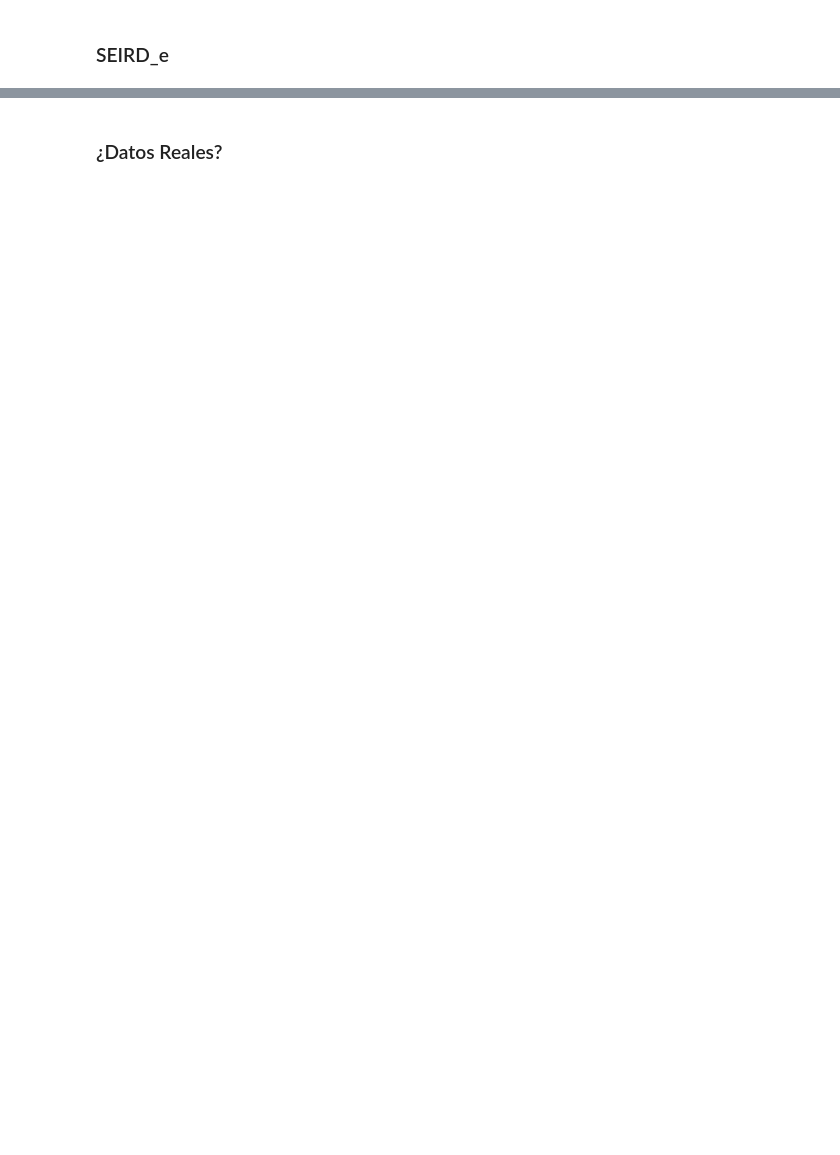
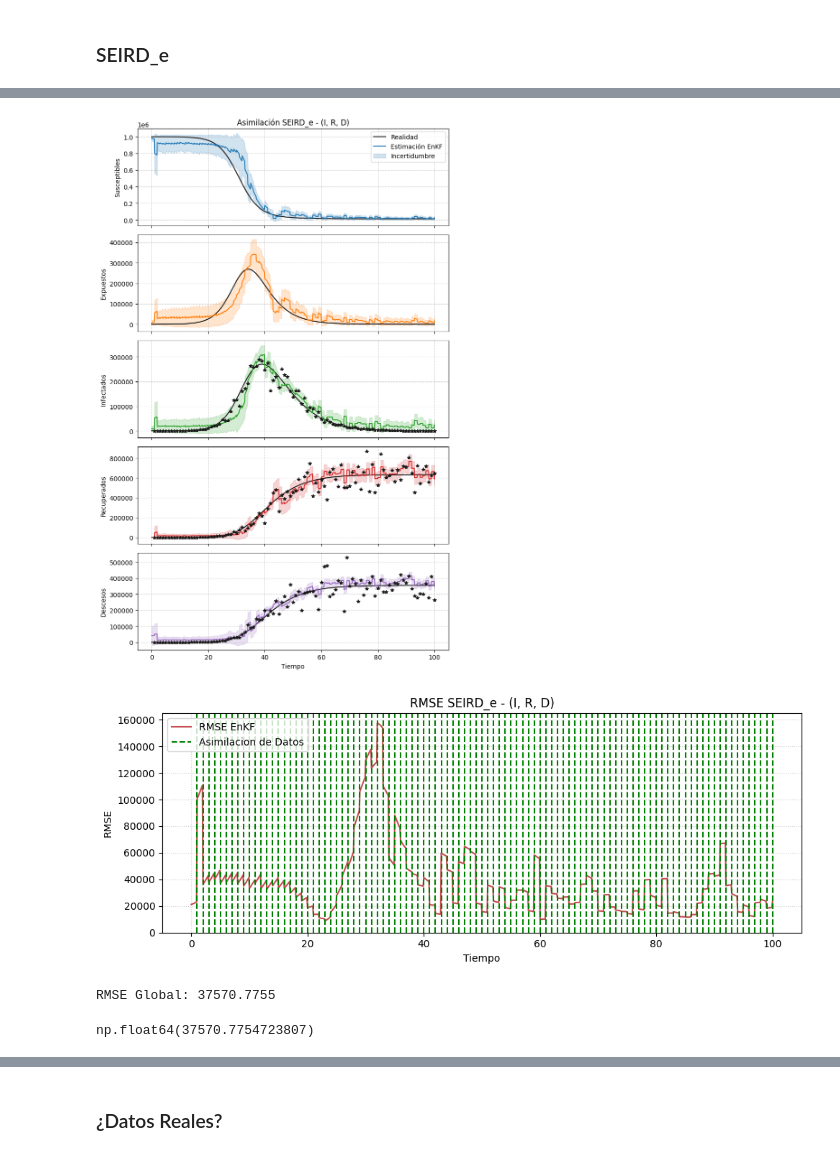
Before and after one commit to Raldulff/SIR-EnKF, a Jupyter notebook: SIR_EnKF.ipynb, the cells around one changed output, grey strips where cells are left out. Saved outputs shown, nothing was run; the diff lists cells and outputs as text; code cells hidden in the pictures; blank space fills up the shorter version.

```diff
--- a/SIR_EnKF.ipynb
+++ b/SIR_EnKF.ipynb
@@ -786,6 +1009,8 @@ N_total = S0 + E0 + R0 + D0
 #Normalizacion
 xa_seird_e_hao = np.array([S0, E0, I0, R0, D0])
 xa_seird_e_hao = xa_seird_e_hao / N_total
+obs_idx_seird_e_I= 2
+obs_idx_seird_e_IRD = [2,3,4]
 
 #paramtros del experimento
 dt_h = 0.1
@@ -793,33 +1018,38 @@ dko_h = 10
 nTime_h = 1000
 
 #matriz R
-R12_seird_e_hao = np.diag([0.02,0.02,0.01])
+R12_seird_e_hao = np.diag([0.05,0.12, 0.03 ])
 matrices_hao = (Pa12_seird_e, Q12_seird_e, R12_seird_e_hao)
 
 #generacion de la verdad
-syn_data_hao = syn_data_hao(xa_seird_e, matrices_hao, Dyn_SEIRD_e,
+synthesized_data_hao = syn_data_hao(xa_seird_e_hao, matrices_hao, Dyn_SEIRD_e,
                             obs_idx_seird_e_IRD, dt=dt_h, dko=dko_h,
                             nTime=nTime_h)
 # %%
 # corriendo el filtro
 
-enkf_seird_e_hao = EnKF(N_seird_e, xa_seird_e, matrices_hao, Dyn_SEIRD_e,
-                        obs_idx_seird_e_IRD, syn_data_hao, infl_idx_seird,
+enkf_seird_e_hao = EnKF(1000, xa_seird_e_hao, matrices_hao, Dyn_SEIRD_e,
+                        obs_idx_seird_e_IRD, synthesized_data_hao, infl_idx_seird,
                         dt=dt_h, dko=dko_h, nTime=nTime_h)
 # %%
 #desnormalizando
-trhuts=   syn_data_hao[0] * N_total
-obrsvs =  syn_data_hao[1] * N_total
-means = enkf_seird_e_hao[0] * N_total
-vars = enkf_seird_e_hao[1] * (N_total**2)
+trhuts_abs=   synthesized_data_hao[0] * N_total
+obrsvs_abs =  synthesized_data_hao[1] * N_total
+means_abs = enkf_seird_e_hao[0] * N_total
+vars_abs = enkf_seird_e_hao[1] * (N_total**2)
 
-enkf_seird_e_hao_abs = (means, vars)
-syn_data_hao_abs = (trhuts, obrsvs)
+enkf_seird_e_hao_abs = (means_abs, vars_abs)
+syn_data_hao_abs = (trhuts_abs, obrsvs_abs)
 
 #graficas
 plot_enkf(syn_data_hao_abs, enkf_seird_e_hao_abs, obs_idx_seird_e_IRD,
           labels=labels_seird, dt=dt_h, dko=dko_h,
           title="Asimilación SEIRD_e - (I, R, D)")
 
 plot_rmse(syn_data_hao_abs, enkf_seird_e_hao_abs, dt=dt_h, dko=dko_h,
           title="RMSE SEIRD_e - (I, R, D)")
+# %% [output]
+[figure, added]
+[figure, added]
+RMSE Global: 37570.7755
+np.float64(37570.7754723807)
```
Also changed, not shown: parts of 19 cells of this notebook.
